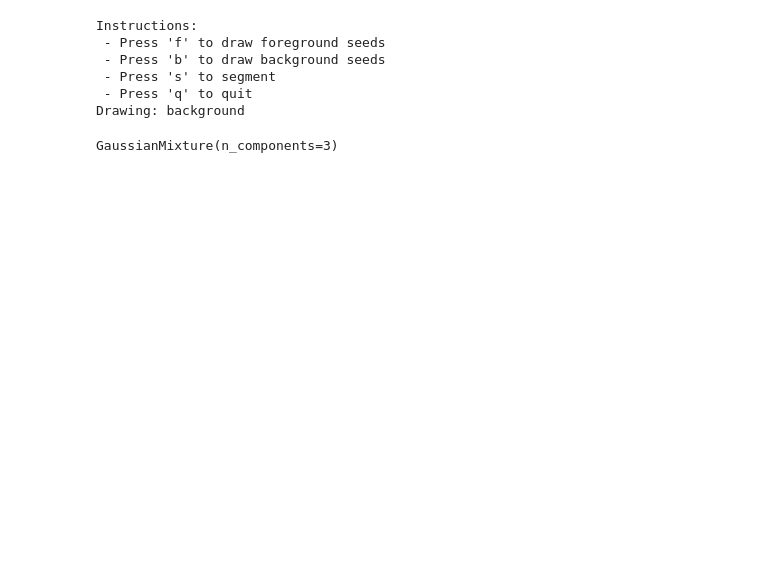
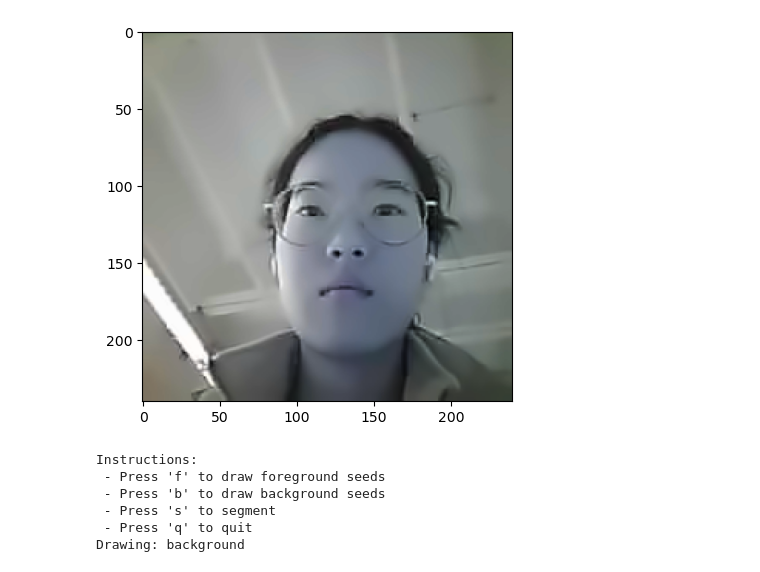
Before and after one commit to nujiznaw8240/segmentation, a Jupyter notebook: try_edge.ipynb, the cells around one changed output. Saved outputs shown, nothing was run; the diff lists cells and outputs as text; code cells hidden in the pictures; blank space fills up the shorter version.

```diff
--- a/try_edge.ipynb
+++ b/try_edge.ipynb
@@ -61,20 +61,35 @@ def gauss_derivs(img, sigma):
     return grad_x, grad_y, dxx, dyy, dxy
 # %%
 # Read and initialize
-img = cv2.imread('four_leave_plant.jpg')
+img = cv2.imread('Angelina_1746725609767.jpg')
 
 h, w, c = img.shape
-img = cv2.resize(img, (400, int(400/w*h)))
+if h > 400:
+    img = cv2.resize(img, (400, int(400/w*h)))
 h, w, c = img.shape
+
+img = cv2.fastNlMeansDenoisingColored(img, None, h=5, hColor=3, templateWindowSize=7, searchWindowSize=21)
+
+plt.imshow(img)
+
+
 rgb_flat = img.reshape(-1, 3).astype(np.float32)
 
 # gray = cv2.cvtColor(img, cv2.COLOR_BGR2GRAY).astype(np.float32)
-# dx, dy, dxx, dyy, dxy = gauss_derivs(gray, 5.0)
+# plt.imshow(gray, cmap='gray')
+# dx, dy, dxx, dyy, dxy = gauss_derivs(gray, 3.0)
+# plot_multiple([dx.reshape(h, w),
+#                dy.reshape(h, w),
+#                dxx.reshape(h, w),
+#                dyy.reshape(h, w),
+#                dxy.reshape(h, w)], ['dx', 'dy', 'dxx', 'dyy', 'dxy'], max_columns=2)
 # features = np.hstack((rgb_flat, dx, dy, dxx, dyy, dxy))
 
 features = rgb_flat
 scaler = StandardScaler()
 features = scaler.fit_transform(features)
+# %% [output]
+[figure, added]
 # %%
 # initialize for drawing
 fg_mask = np.zeros((h, w), dtype=np.uint8)
@@ -134,18 +149,3 @@ Instructions:
  - Press 's' to segment
  - Press 'q' to quit
 Drawing: background
-# %%
-# Mixture of Gaussian model
-fg_inds = np.where(fg_mask.flatten() > 0)[0]
-bg_inds = np.where(bg_mask.flatten() > 0)[0]
-fg_pixels = features[fg_inds]
-bg_pixels = features[bg_inds]
-
-# Fit GMMs
-gmm_fg = GaussianMixture(n_components=3, covariance_type='full')
-gmm_bg = GaussianMixture(n_components=3, covariance_type='full')
-
-gmm_fg.fit(fg_pixels)
-gmm_bg.fit(bg_pixels)
-# %% [output]
-GaussianMixture(n_components=3)
```
Also changed, not shown: parts of 15 cells of this notebook, 3 other files.
